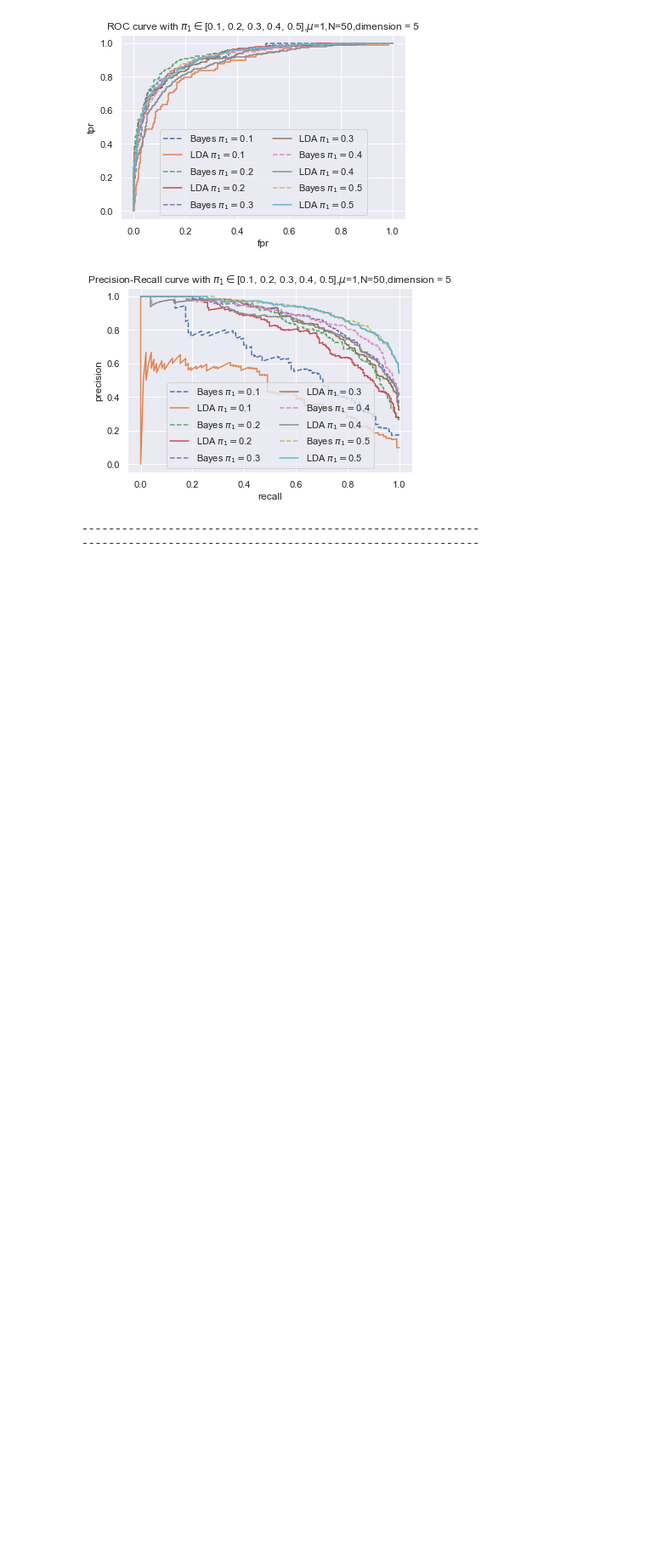
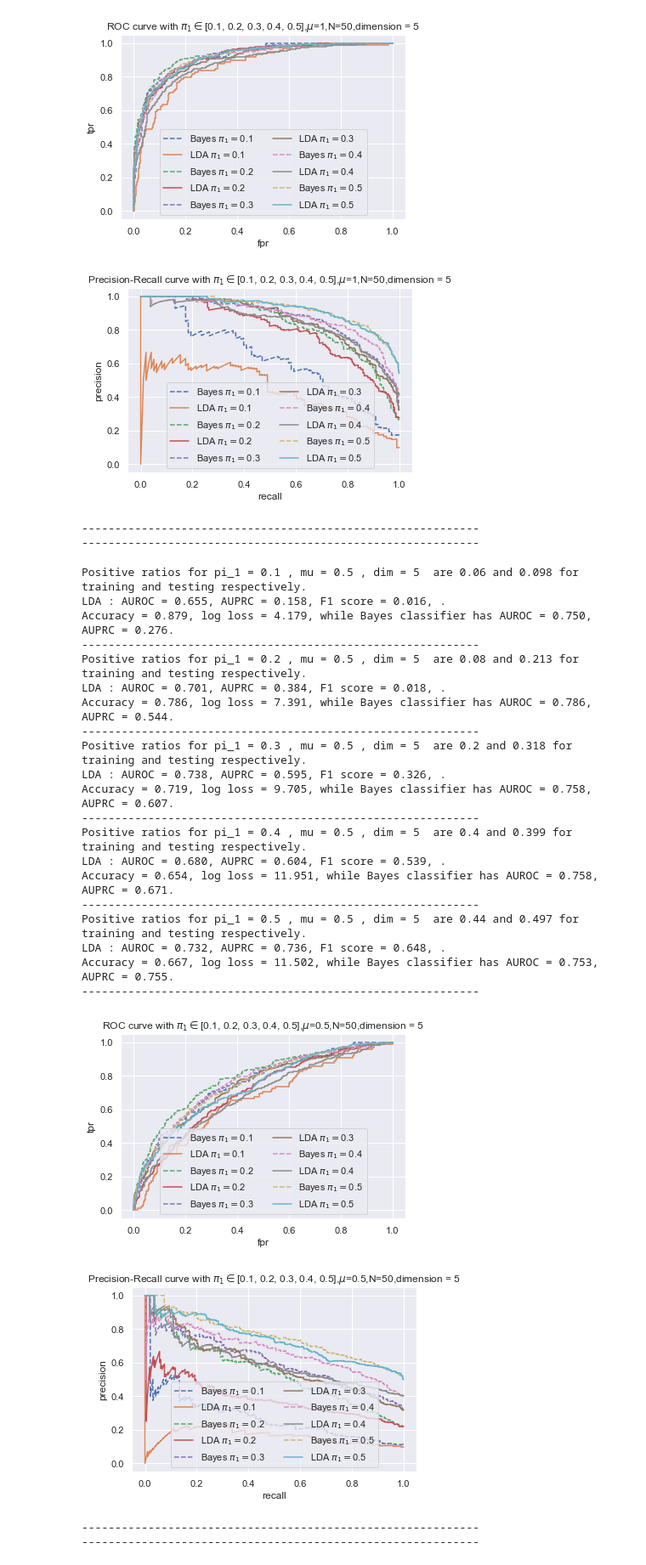
Before and after one commit to SherylHYX/AUROC-vs-AUPRC, a Jupyter notebook: simulations with LDA and Bayes only/simulations_Sheryl_20200205.ipynb, the cells around one changed output. Shown at 85% size. Cells and saved outputs as stored; diff of their text form; code cells hidden in the pictures; blank space fills up the shorter version.

```diff
--- a/simulations with LDA and Bayes only/simulations_Sheryl_20200205.ipynb
+++ b/simulations with LDA and Bayes only/simulations_Sheryl_20200205.ipynb
@@ -224,3 +224,30 @@ Accuracy = 0.828, log loss = 5.941, while Bayes classifier has AUROC = 0.920, AU
 [figure]
 ------------------------------------------------------------
 ------------------------------------------------------------
+# %%
+simulation_results_vary_pi_1(pi_1s = [0.1,0.2,0.3,0.4,0.5],mu = 0.5, dim = 5, N = 50, N_test = 1000)
+# %% [output]
+Positive ratios for pi_1 = 0.1 , mu = 0.5 , dim = 5  are 0.06 and 0.098 for training and testing respectively.
+LDA : AUROC = 0.655, AUPRC = 0.158, F1 score = 0.016, .
+Accuracy = 0.879, log loss = 4.179, while Bayes classifier has AUROC = 0.750, AUPRC = 0.276.
+------------------------------------------------------------
+Positive ratios for pi_1 = 0.2 , mu = 0.5 , dim = 5  are 0.08 and 0.213 for training and testing respectively.
+LDA : AUROC = 0.701, AUPRC = 0.384, F1 score = 0.018, .
+Accuracy = 0.786, log loss = 7.391, while Bayes classifier has AUROC = 0.786, AUPRC = 0.544.
+------------------------------------------------------------
+Positive ratios for pi_1 = 0.3 , mu = 0.5 , dim = 5  are 0.2 and 0.318 for training and testing respectively.
+LDA : AUROC = 0.738, AUPRC = 0.595, F1 score = 0.326, .
+Accuracy = 0.719, log loss = 9.705, while Bayes classifier has AUROC = 0.758, AUPRC = 0.607.
+------------------------------------------------------------
+Positive ratios for pi_1 = 0.4 , mu = 0.5 , dim = 5  are 0.4 and 0.399 for training and testing respectively.
+LDA : AUROC = 0.680, AUPRC = 0.604, F1 score = 0.539, .
+Accuracy = 0.654, log loss = 11.951, while Bayes classifier has AUROC = 0.758, AUPRC = 0.671.
+------------------------------------------------------------
+Positive ratios for pi_1 = 0.5 , mu = 0.5 , dim = 5  are 0.44 and 0.497 for training and testing respectively.
+LDA : AUROC = 0.732, AUPRC = 0.736, F1 score = 0.648, .
+Accuracy = 0.667, log loss = 11.502, while Bayes classifier has AUROC = 0.753, AUPRC = 0.755.
+------------------------------------------------------------
+[figure, added]
+[figure, added]
+------------------------------------------------------------
+------------------------------------------------------------
```
Also changed, not shown: parts of 7 cells of this notebook, 8 other files.
